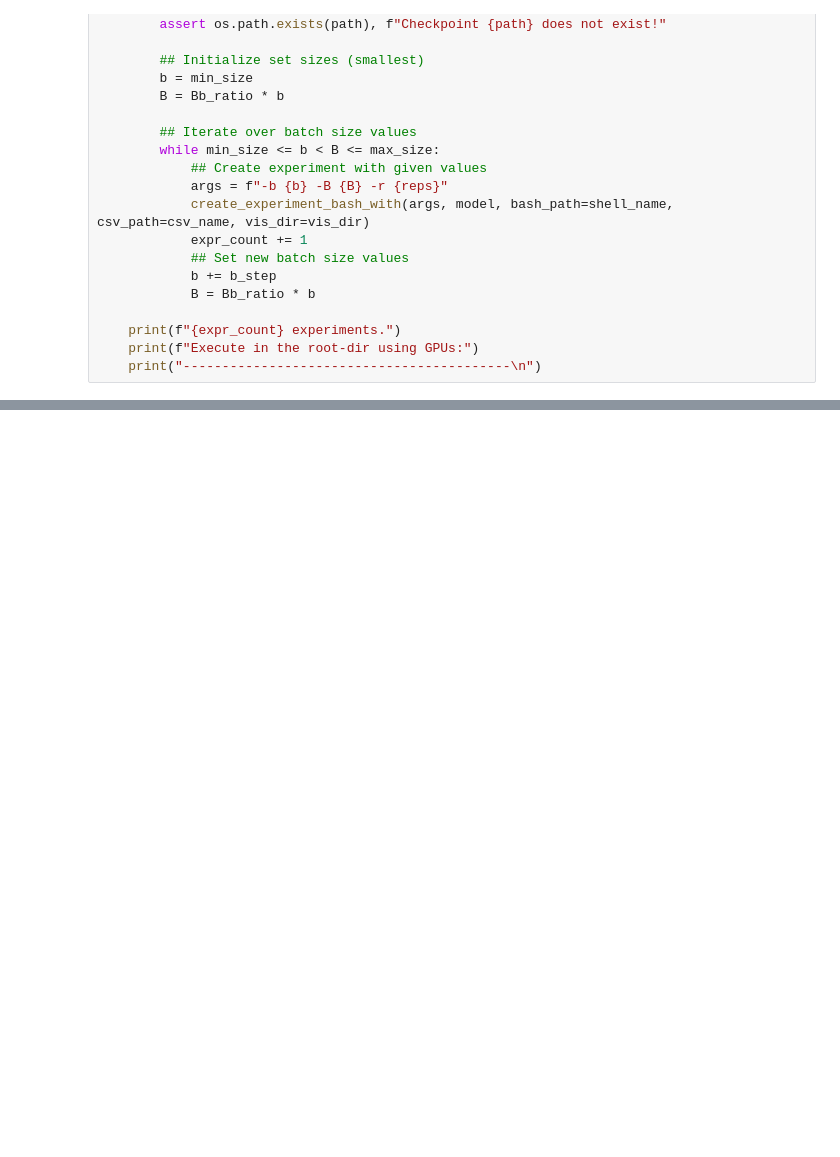
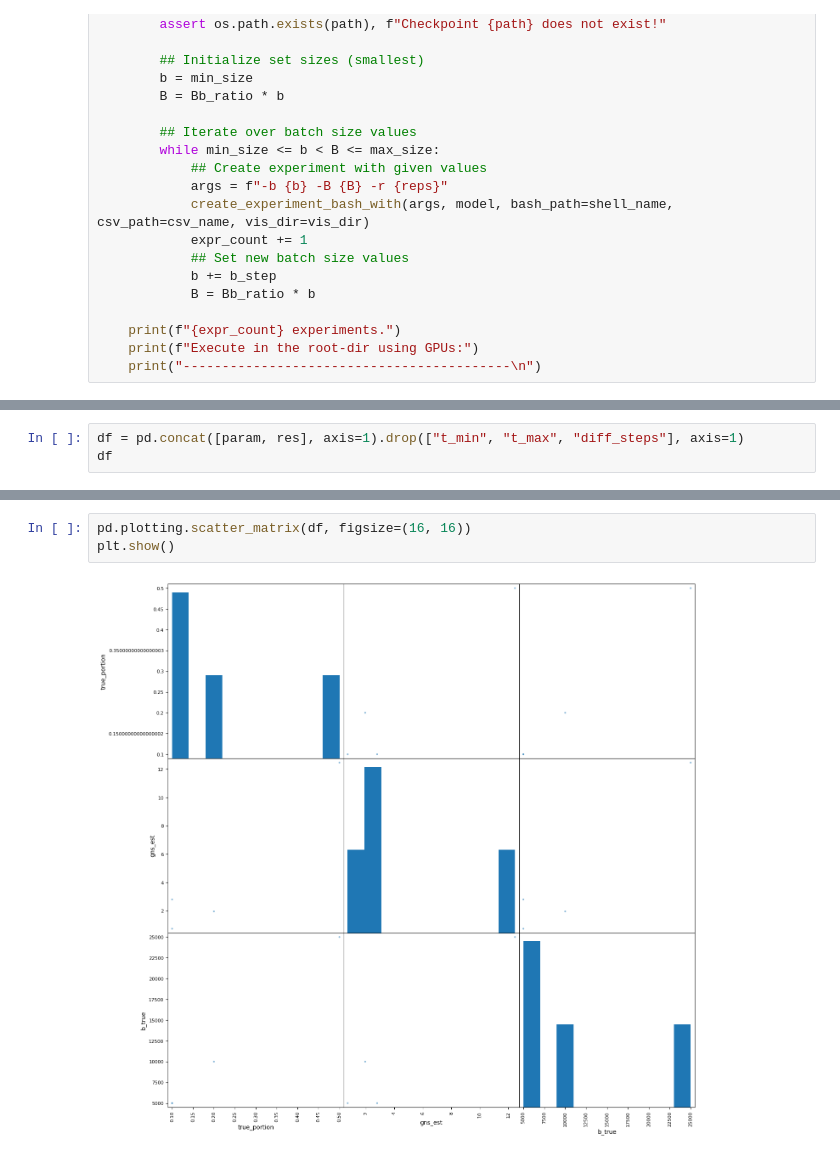
Before and after one commit to Longzz0824/Critical-Multitask-Batch-Sizes-in-Diffusion-Models, a Jupyter notebook: test.ipynb, the cells around one changed output, grey strips where cells are left out. Saved outputs shown, nothing was run; the diff lists cells and outputs as text; blank space fills up the shorter version.

```diff
--- a/test.ipynb
+++ b/test.ipynb
@@ -64,0 +74,3 @@ df
+# %%
+df = pd.concat([param, res], axis=1).drop(["t_min", "t_max", "diff_steps"], axis=1)
+df
@@ -64,0 +83,5 @@ df
+# %%
+pd.plotting.scatter_matrix(df, figsize=(16, 16))
+plt.show()
+# %% [output]
+[figure, added]
```
Also changed, not shown: parts of 5 cells of this notebook, 9 other files.
